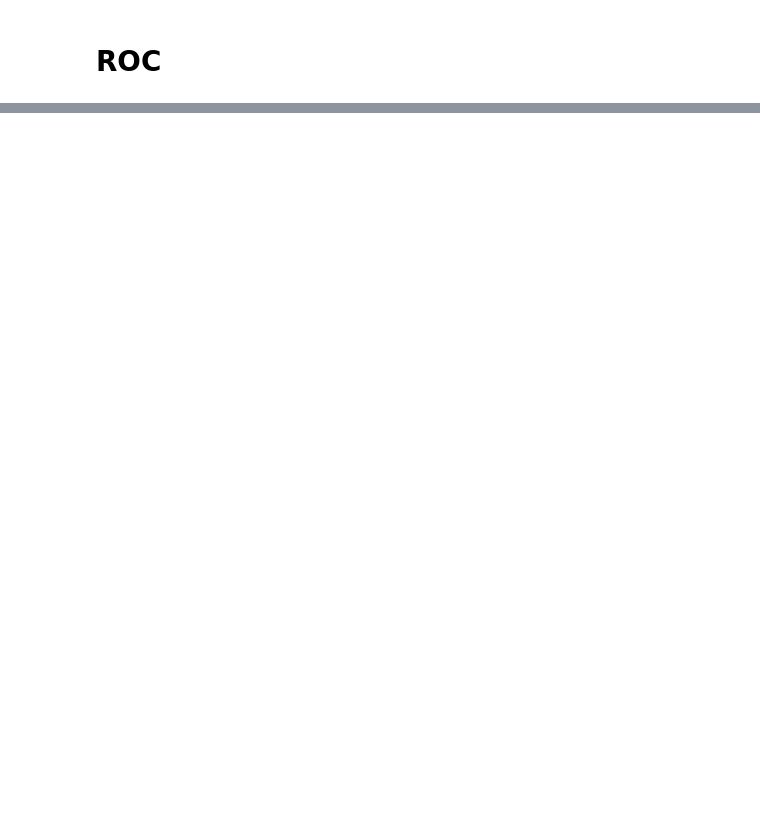
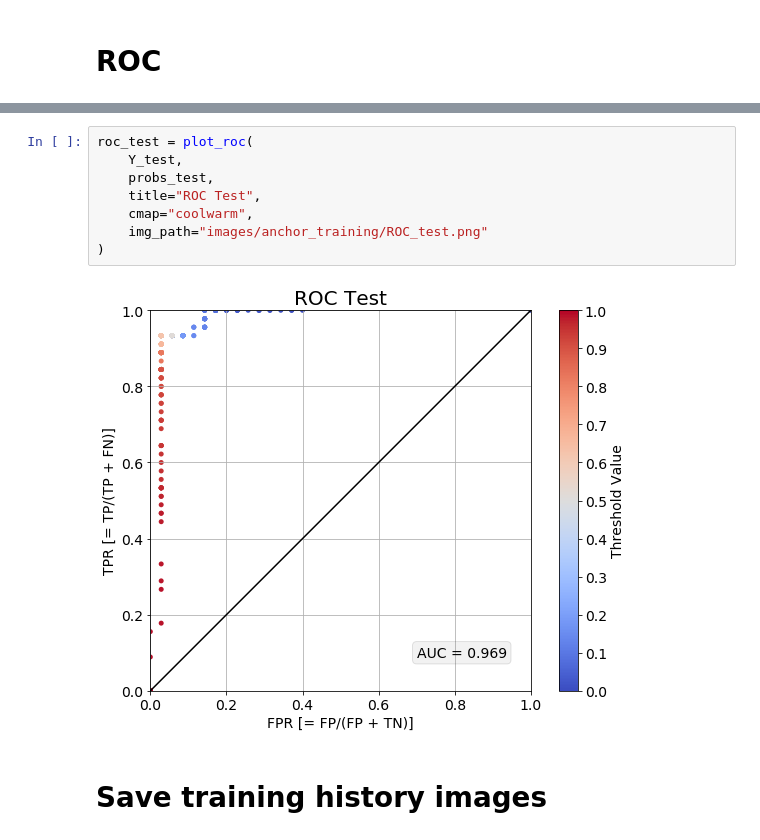
Before and after one commit to chrismbryant/anchor-vector-optimization, a Jupyter notebook: anchors_binary_clean.ipynb, the cells around one changed output, grey strips where cells are left out. Cells and saved outputs as stored; diff of their text form; blank space fills up the shorter version.

```diff
--- a/anchors_binary_clean.ipynb
+++ b/anchors_binary_clean.ipynb
@@ -712,0 +758,12 @@ p_results
+# %%
+roc_test = plot_roc(
+    Y_test,
+    probs_test,
+    title="ROC Test",
+    cmap="coolwarm",
+    img_path="images/anchor_training/ROC_test.png"
+)
+# %% [output]
+[figure, added]
+# %% [markdown]
+# Save training history images
```
Also changed, not shown: parts of 17 cells of this notebook.
